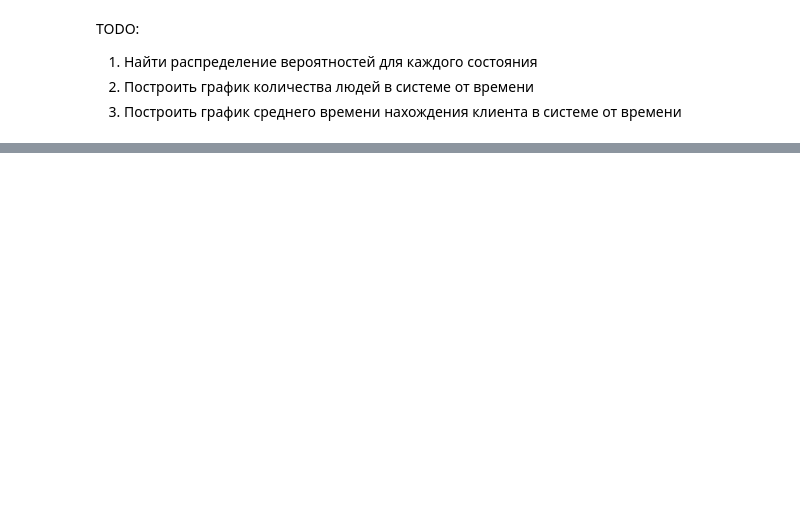
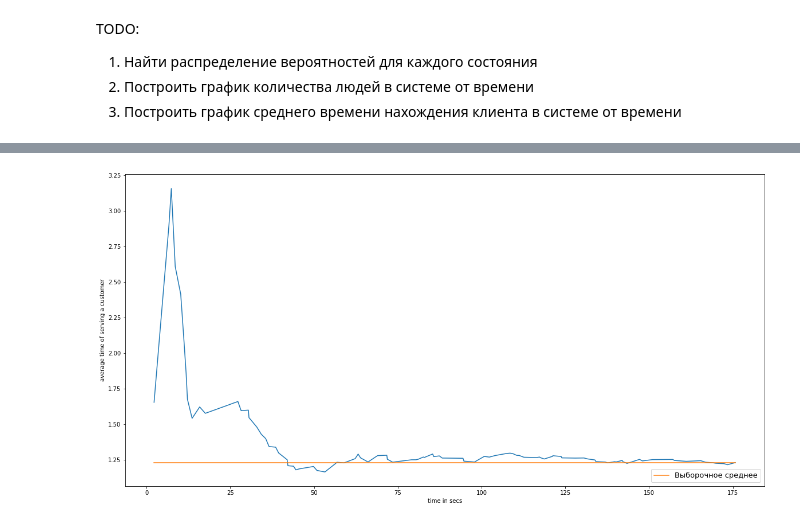
Before and after one commit to a13xbb/shoe-shine-shop, a Jupyter notebook: shop.ipynb, the cells around one changed output, grey strips where cells are left out. Saved outputs shown, nothing was run; the diff lists cells and outputs as text; code cells hidden in the pictures; blank space fills up the shorter version.

```diff
--- a/shop.ipynb
+++ b/shop.ipynb
@@ -166,0 +215,10 @@ pi_b1 ~ 0.063
+# %%
+def plot_time_avg(res, gt):
+    x = res['average_time_plot'][0]
+    y = res['average_time_plot'][1]
+    plt.figure(figsize=(20, 10))
+    plt.plot(x, y)
+    plt.plot(x, napas.full(len(x), napas.mean(res['times'])), label='Выборочное среднее')
+    plt.xlabel('time in secs')
+    plt.ylabel('average time of serving a customer')
+    plt.legend(loc='lower right', fontsize=13)
@@ -218,0 +239,4 @@ plt.legend(loc='lower right', fontsize=13)
+# %%
+plot_time_avg(res, None)
+# %% [output]
+[figure, added]
```
Also changed, not shown: parts of 16 cells of this notebook.
